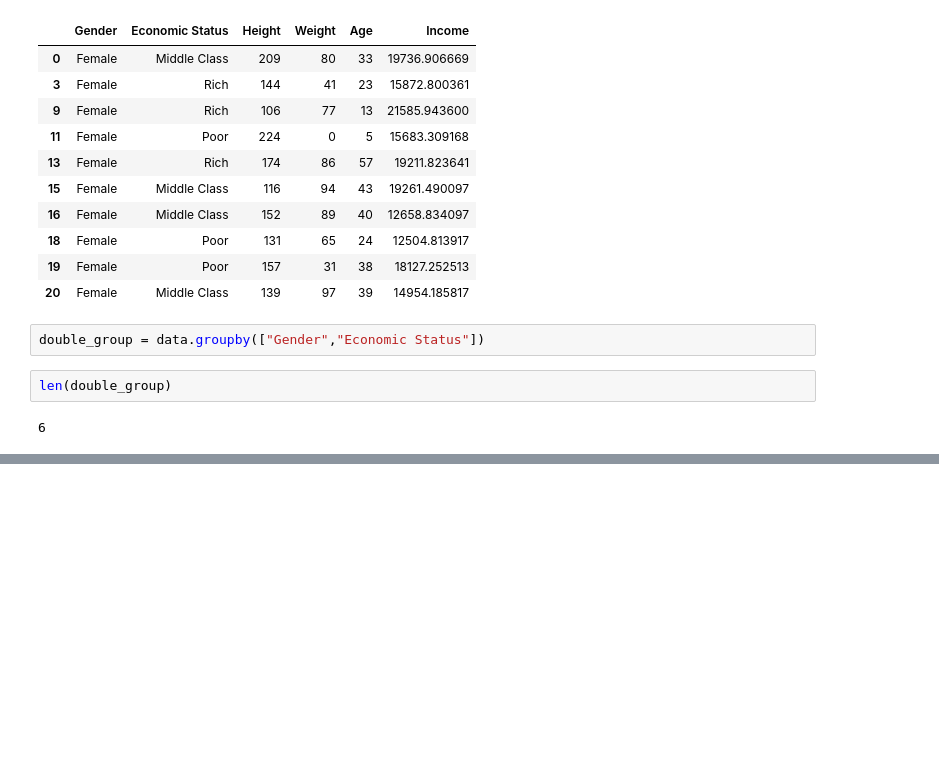
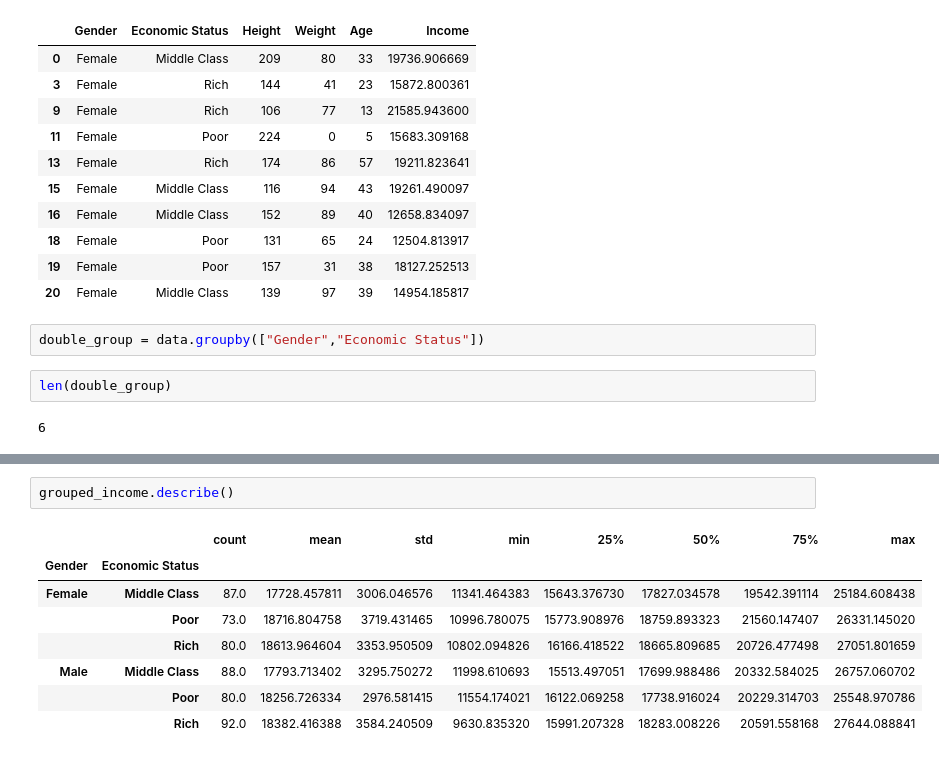
Before and after one commit to diego19508/python-ml-course, a Jupyter notebook: Course/T2 - 3 - Data Cleaning - Agrupacion de datos.ipynb, the cells around one changed output, grey strips where cells are left out. Cells and saved outputs as stored; diff of their text form; blank space fills up the shorter version.

```diff
--- a/Course/T2 - 3 - Data Cleaning - Agrupacion de datos.ipynb
+++ b/Course/T2 - 3 - Data Cleaning - Agrupacion de datos.ipynb
@@ -139,0 +189,11 @@ for names, groups in double_group:
+# %%
+grouped_income.describe()
+# %% [output]
+|  |  | count | mean | std | min | 25% | 50% | 75% | max |
+| Gender | Economic Status |  |  |  |  |  |  |  |  |
+| Female | Middle Class | 87.0 | 17728.457811 | 3006.046576 | 11341.464383 | 15643.376730 | 17827.034578 | 19542.391114 | 25184.608438 |
+|  | Poor | 73.0 | 18716.804758 | 3719.431465 | 10996.780075 | 15773.908976 | 18759.893323 | 21560.147407 | 26331.145020 |
+|  | Rich | 80.0 | 18613.964604 | 3353.950509 | 10802.094826 | 16166.418522 | 18665.809685 | 20726.477498 | 27051.801659 |
+| Male | Middle Class | 88.0 | 17793.713402 | 3295.750272 | 11998.610693 | 15513.497051 | 17699.988486 | 20332.584025 | 26757.060702 |
+|  | Poor | 80.0 | 18256.726334 | 2976.581415 | 11554.174021 | 16122.069258 | 17738.916024 | 20229.314703 | 25548.970786 |
+|  | Rich | 92.0 | 18382.416388 | 3584.240509 | 9630.835320 | 15991.207328 | 18283.008226 | 20591.558168 | 27644.088841 |
```
Also changed, not shown: parts of 11 cells of this notebook.
